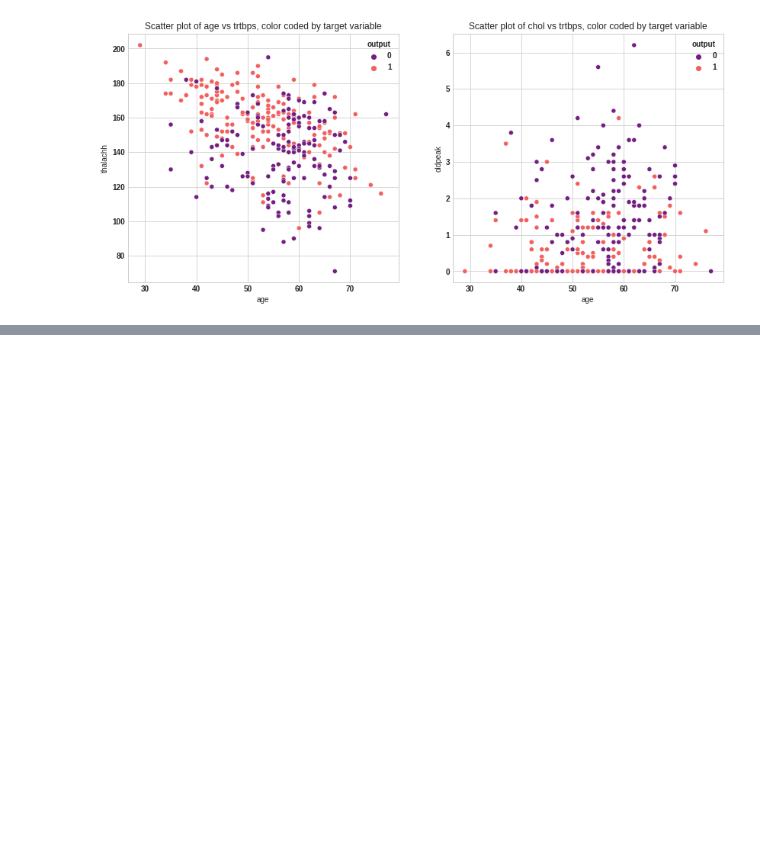
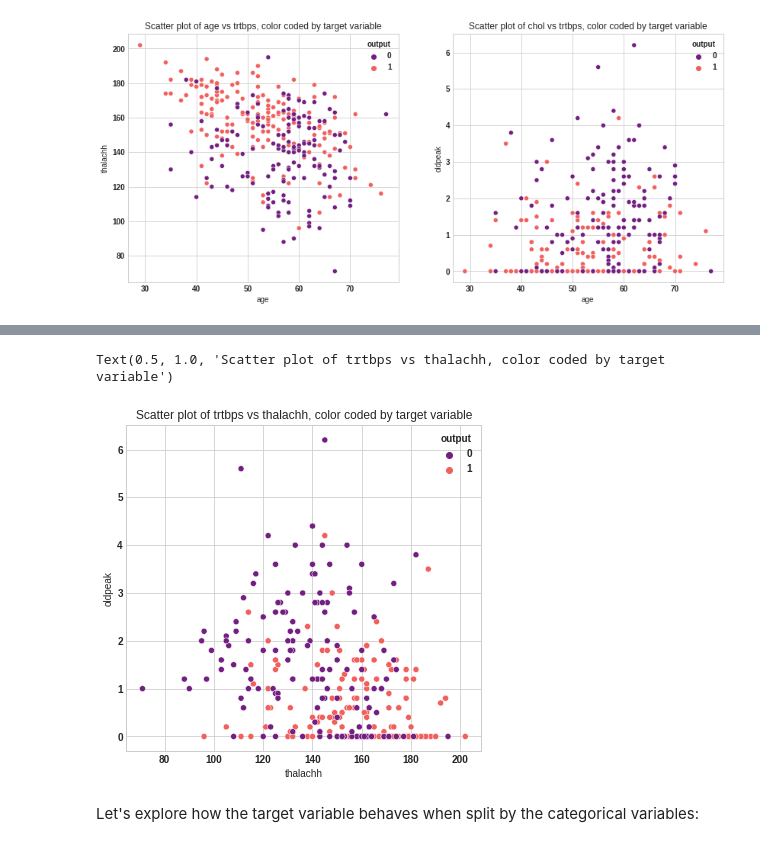
Before and after one commit to jesupb/Data_Science_Toolbox, a Jupyter notebook: Logistic_regression.ipynb, the cells around one changed output, grey strips where cells are left out. Saved outputs shown, nothing was run; the diff lists cells and outputs as text; code cells hidden in the pictures; blank space fills up the shorter version.

```diff
--- a/Logistic_regression.ipynb
+++ b/Logistic_regression.ipynb
@@ -90,0 +121,10 @@ Text(0.5, 1.0, 'Scatter plot of thalachh vs trtbps, color coded by target variab
+# %%
+f = plt.figure(figsize=(14,6))
+ax = f.add_subplot(122)
+sns.scatterplot(x='thalachh',y='oldpeak',data=df_raw,palette='magma',hue='output',ax=ax)
+ax.set_title('Scatter plot of trtbps vs thalachh, color coded by target variable')
+# %% [output]
+Text(0.5, 1.0, 'Scatter plot of trtbps vs thalachh, color coded by target variable')
+[figure, added]
+# %% [markdown]
+Let's explore how the target variable behaves when split by the categorical variables:
```
Also changed, not shown: parts of 10 cells of this notebook.
